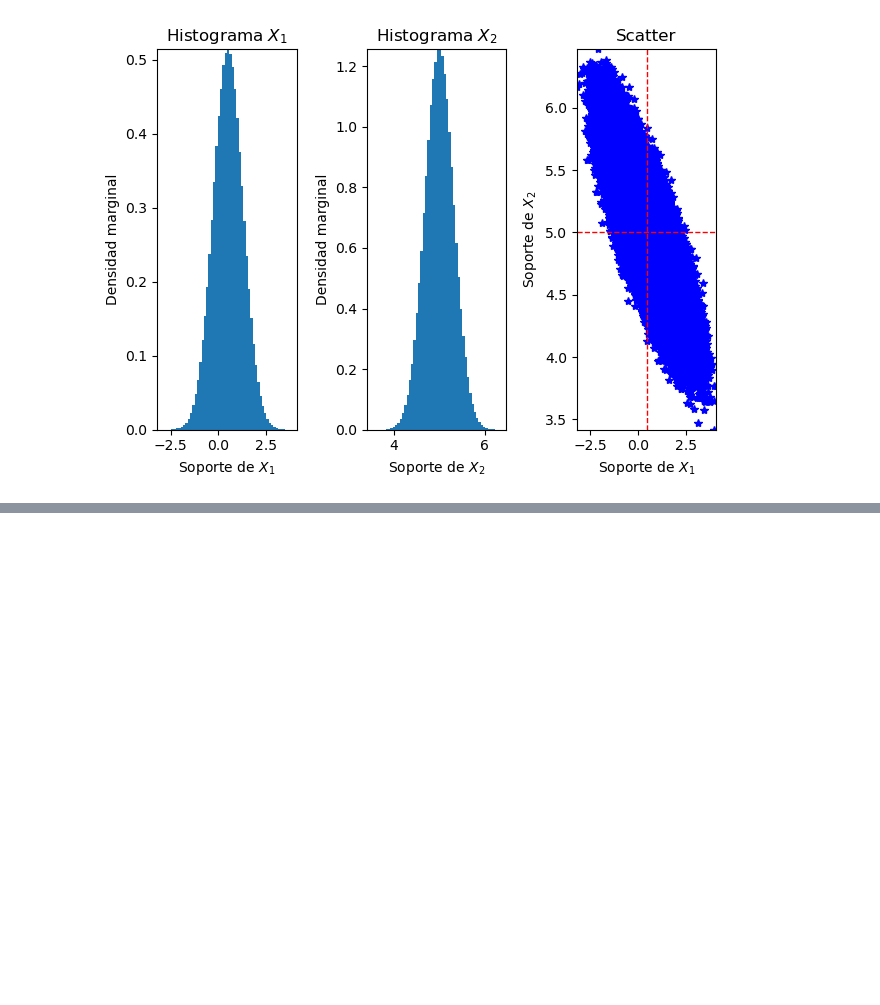
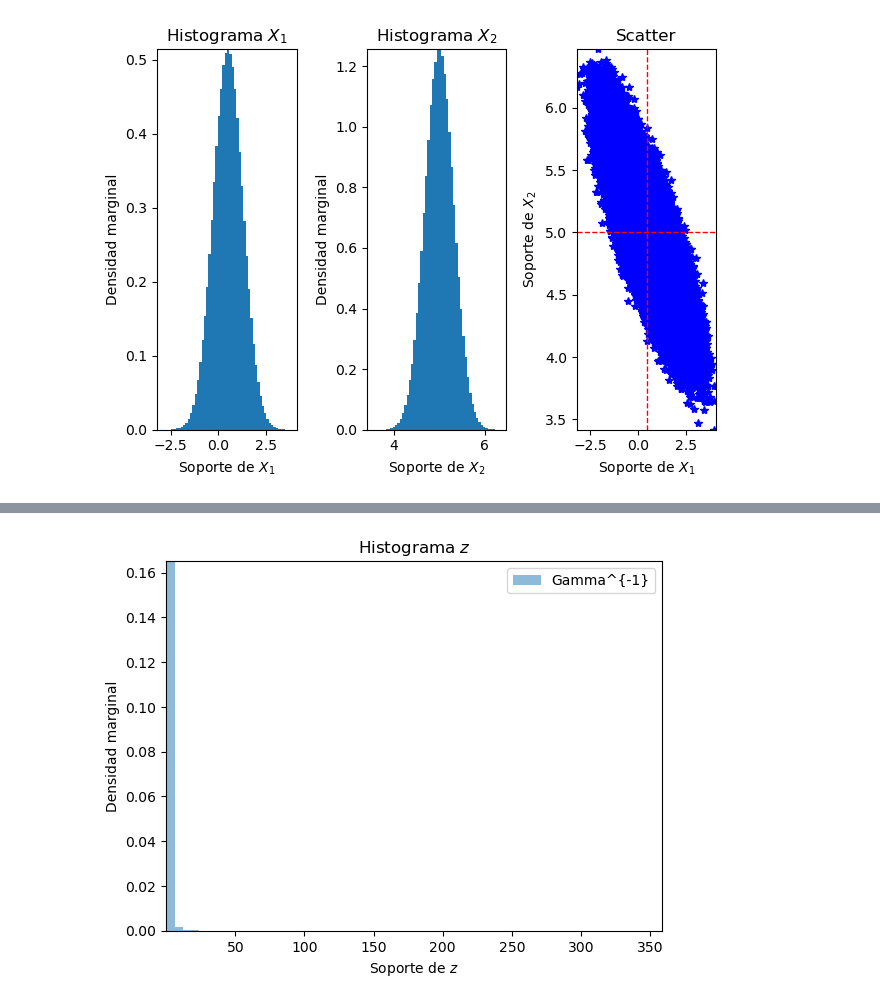
Before and after one commit to rmve21/BayesInfer_rmve, a Jupyter notebook: 01_MCMC03_GS_MH.ipynb, the cells around one changed output, grey strips where cells are left out. Cells and saved outputs as stored; diff of their text form; code cells hidden in the pictures; blank space fills up the shorter version.

```diff
--- a/01_MCMC03_GS_MH.ipynb
+++ b/01_MCMC03_GS_MH.ipynb
@@ -546,0 +228,11 @@ print('|========================================================================
+# %%
+num_bins = 60
+fig, (ax0) = plt.subplots(1,1)
+ax0.hist(zs, num_bins, density=True, alpha=0.5, label='Gamma^{-1}')
+ax0.set_xlabel('Soporte de $z$')
+ax0.set_ylabel('Densidad marginal')
+ax0.set_title(r'Histograma $z$')
+ax0.legend()
+ax0.autoscale(enable=True, axis='both', tight=True)
+# %% [output]
+[figure, added]
```
Also changed, not shown: parts of 63 cells of this notebook.
